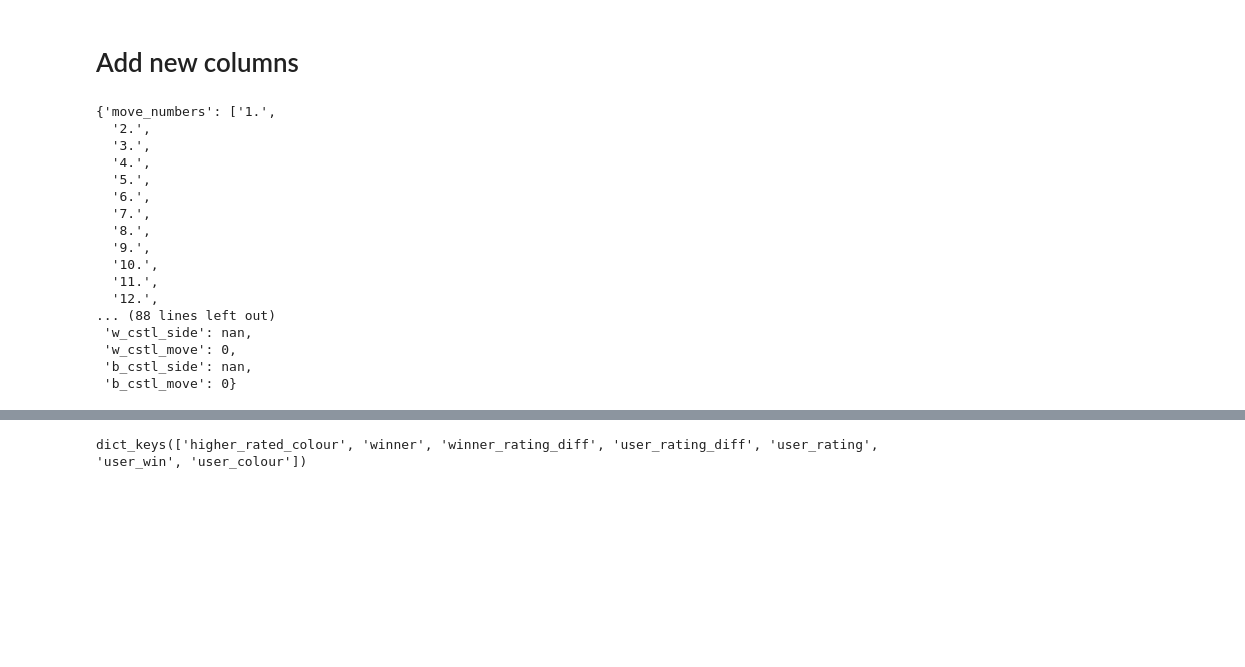
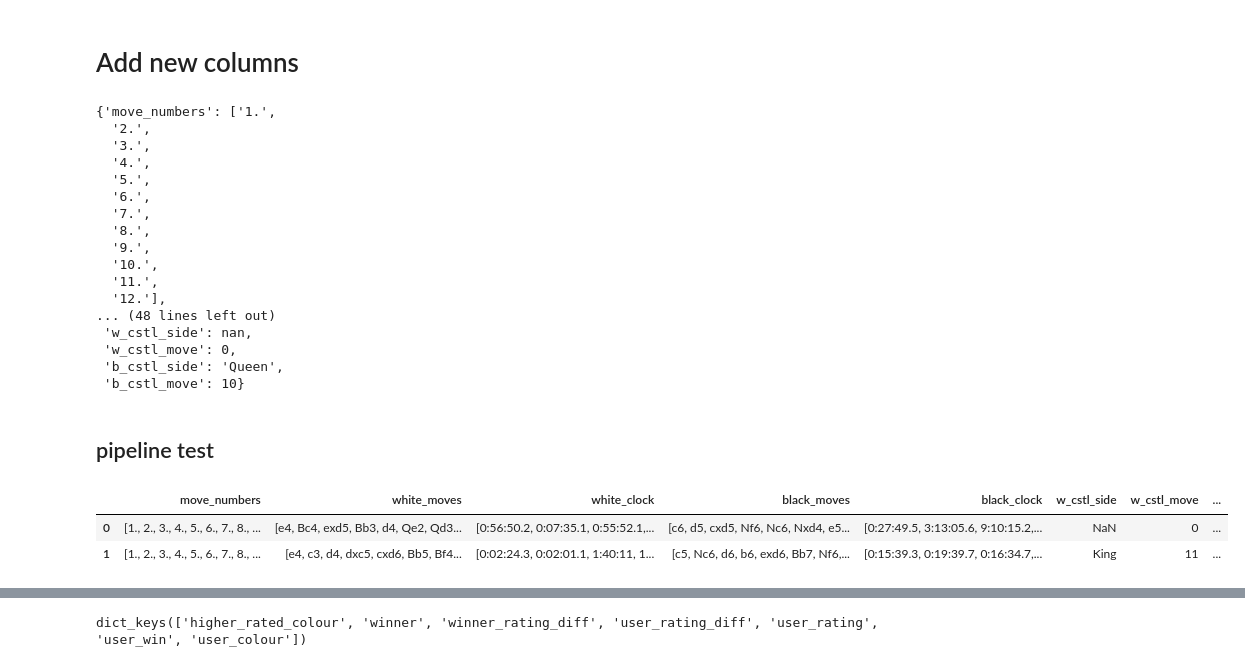
Before and after one commit to JammyNinja/Chess_analysis, a Jupyter notebook: notebooks/EDA2_add_columns.ipynb, the cells around one changed output, grey strips where cells are left out. Saved outputs shown, nothing was run; the diff lists cells and outputs as text; code cells hidden in the pictures; blank space fills up the shorter version.

```diff
--- a/notebooks/EDA2_add_columns.ipynb
+++ b/notebooks/EDA2_add_columns.ipynb
@@ -171,7 +182,7 @@ def process_moves(row):
 
     return df_dict
 
-process_moves(all_games_df_raw.iloc[0])
+process_moves(test_game)
 # %% [output]
 {'move_numbers': ['1.',
   '2.',
@@ -184,9 +195,11 @@ process_moves(all_games_df_raw.iloc[0])
   '9.',
   '10.',
   '11.',
-  '12.',
-... (88 lines left out)
+  '12.'],
+... (48 lines left out)
  'w_cstl_side': nan,
  'w_cstl_move': 0,
- 'b_cstl_side': nan,
- 'b_cstl_move': 0}
+ 'b_cstl_side': 'Queen',
+ 'b_cstl_move': 10}
+# %% [markdown]
+## pipeline test
@@ -192,0 +217,68 @@ process_moves(all_games_df_raw.iloc[0])
+# %%
+def process_moves_pipe(df):
+    """
+        Looks at 'moves' column which is pgn string, extracts each players moves and when they castled
+        ['move_numbers', 'white_moves', 'white_clock', 'black_moves', 'black_clock',
+        'w_cstl_side', 'w_cstl_move', 'b_cstl_side', 'b_cstl_move']
+    """
+    def process_moves(row):
+        #.apply() complained that it was float when didn't manually convert to string?
+        moves = str(row["moves"])
+        moves = moves.replace("{","")
+
+        move_nums = moves.split()[::8]
+        white_moves = moves.split()[1::8]
+        black_moves = moves.split()[5::8]
+
+        white_clock = [m[:-1] for m in moves.split()[3::8] ]
+        black_clock = [m[:-1] for m in moves.split()[7::8] ]
+
+        if len(black_moves) < len(white_moves):
+            black_moves.append(np.nan)
+            black_clock.append(np.nan)
+
+        #deal with castling
+        w_castled, w_castled_side = 0,np.nan
+        b_castled, b_castled_side = 0, np.nan
+
+        for move_num, w_move, b_move in zip(move_nums, white_moves, black_moves):
+            move_num = int(move_num[:-1]) #7. -> 7
+
+            if w_move == "O-O":
+                w_castled_side = "King"
+                w_castled = move_num
+            elif w_move == "O-O-O":
+                w_castled_side = "Queen"
+                w_castled = move_num
+
+            if b_move == "O-O":
+                b_castled_side = "King"
+                b_castled = move_num
+            elif b_move == "O-O-O":
+                b_castled_side = "Queen"
+                b_castled = move_num
+
+        df_dict = {
+            "move_numbers" : move_nums,
+            "white_moves"  : white_moves,
+            "white_clock" : white_clock,
+            "black_moves"  : black_moves,
+            "black_clock" : black_clock,
+
+            "w_cstl_side" : w_castled_side,
+            "w_cstl_move" : w_castled,
+            "b_cstl_side" : b_castled_side,
+            "b_cstl_move" : b_castled
+        }
+        return pd.Series(df_dict)
+
+    out_df = df.apply(process_moves, axis=1, result_type="reduce")
+    return out_df #df of len 1
+
+# process_moves_pipe(test_game)
+process_moves_pipe(all_games_df_raw.iloc[:2,:])
+# pd.DataFrame.apply()
+# %% [output]
+|  | move_numbers | white_moves | white_clock | black_moves | black_clock | w_cstl_side | w_cstl_move | ... |
+| 0 | [1., 2., 3., 4., 5., 6., 7., 8., ... | [e4, Bc4, exd5, Bb3, d4, Qe2, Qd3... | [0:56:50.2, 0:07:35.1, 0:55:52.1,... | [c6, d5, cxd5, Nf6, Nc6, Nxd4, e5... | [0:27:49.5, 3:13:05.6, 9:10:15.2,... | NaN | 0 | ... |
+| 1 | [1., 2., 3., 4., 5., 6., 7., 8., ... | [e4, c3, d4, dxc5, cxd6, Bb5, Bf4... | [0:02:24.3, 0:02:01.1, 1:40:11, 1... | [c5, Nc6, d6, b6, exd6, Bb7, Nf6,... | [0:15:39.3, 0:19:39.7, 0:16:34.7,... | King | 11 | ... |
```
Also changed, not shown: parts of 8 cells of this notebook.
